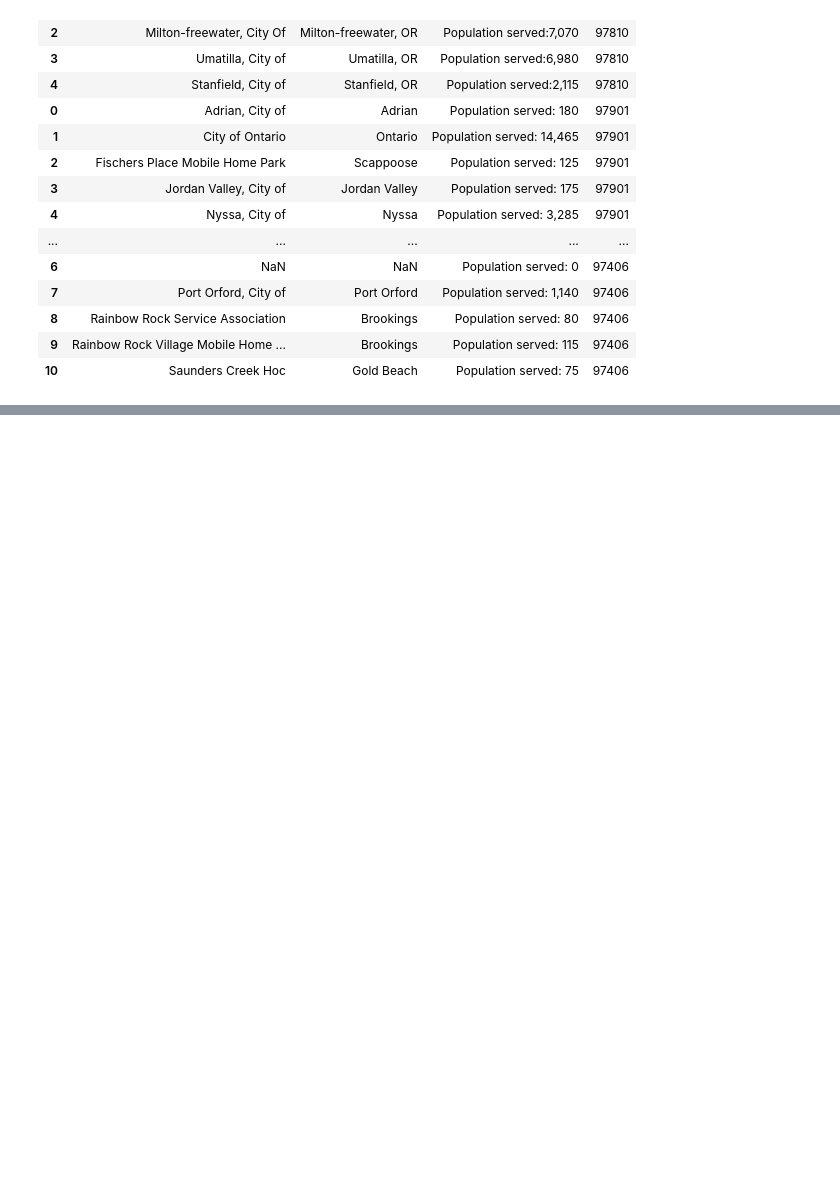
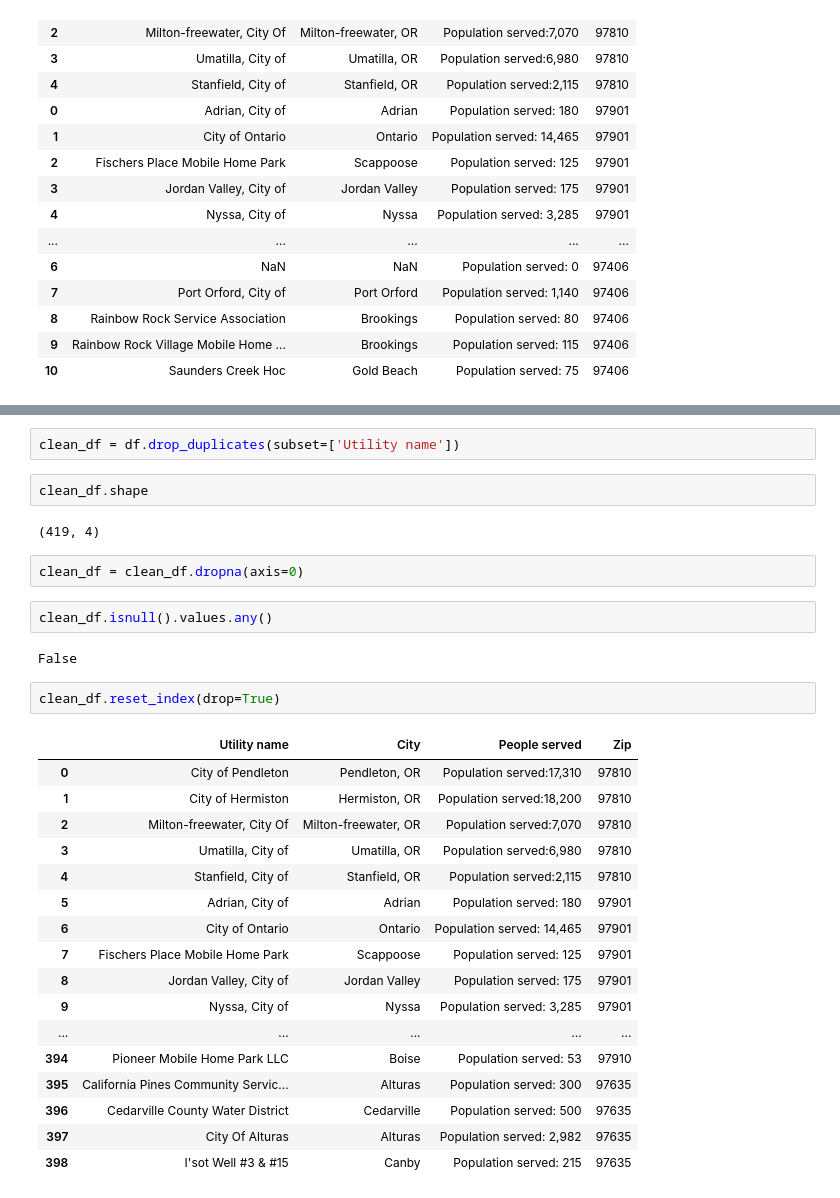
Before and after one commit to jonathantree/Water_Quality_Analysis, a Jupyter notebook: Web_Scraping/EWG_new_scrape_approach.ipynb, the cells around one changed output, grey strips where cells are left out. Drawn from its saved outputs; the diff is of its cells as text; blank space fills up the shorter version.

```diff
--- a/Web_Scraping/EWG_new_scrape_approach.ipynb
+++ b/Web_Scraping/EWG_new_scrape_approach.ipynb
@@ -192,0 +230,32 @@ df
+# %%
+clean_df = df.drop_duplicates(subset=['Utility name'])
+# %%
+clean_df.shape
+# %% [output]
+(419, 4)
+# %%
+clean_df = clean_df.dropna(axis=0)
+# %%
+clean_df.isnull().values.any()
+# %% [output]
+False
+# %%
+clean_df.reset_index(drop=True)
+# %% [output]
+|  | Utility name | City | People served | Zip |
+| 0 | City of Pendleton | Pendleton, OR | Population served:17,310 | 97810 |
+| 1 | City of Hermiston | Hermiston, OR | Population served:18,200 | 97810 |
+| 2 | Milton-freewater, City Of | Milton-freewater, OR | Population served:7,070 | 97810 |
+| 3 | Umatilla, City of | Umatilla, OR | Population served:6,980 | 97810 |
+| 4 | Stanfield, City of | Stanfield, OR | Population served:2,115 | 97810 |
+| 5 | Adrian, City of | Adrian | Population served: 180 | 97901 |
+| 6 | City of Ontario | Ontario | Population served: 14,465 | 97901 |
+| 7 | Fischers Place Mobile Home Park | Scappoose | Population served: 125 | 97901 |
+| 8 | Jordan Valley, City of | Jordan Valley | Population served: 175 | 97901 |
+| 9 | Nyssa, City of | Nyssa | Population served: 3,285 | 97901 |
+| ... | ... | ... | ... | ... |
+| 394 | Pioneer Mobile Home Park LLC | Boise | Population served: 53 | 97910 |
+| 395 | California Pines Community Servic... | Alturas | Population served: 300 | 97635 |
+| 396 | Cedarville County Water District | Cedarville | Population served: 500 | 97635 |
+| 397 | City Of Alturas | Alturas | Population served: 2,982 | 97635 |
+| 398 | I'sot Well #3 & #15 | Canby | Population served: 215 | 97635 |
```
Also changed, not shown: parts of 29 cells of this notebook, 8 other files.
